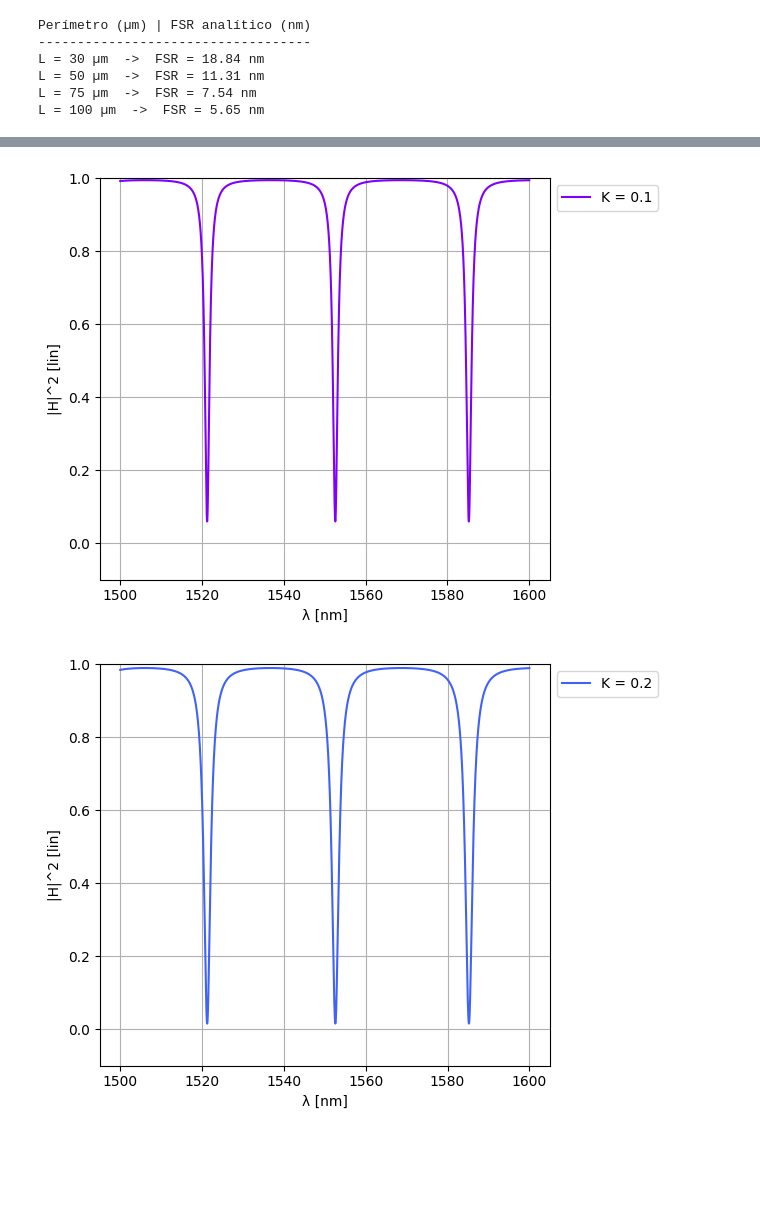
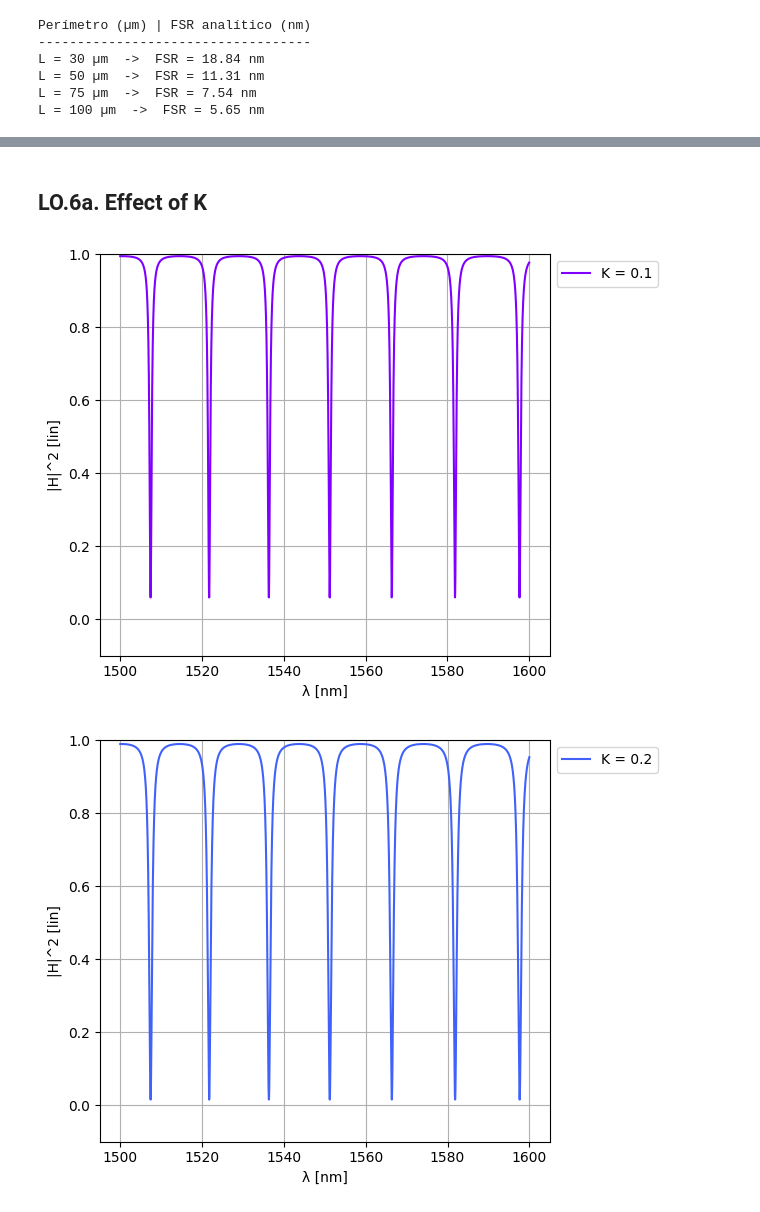
Before and after one commit to claudiaquiles/cifoin-lab3, a Jupyter notebook: CIRCUITS_&_COMPACT_MODELS.ipynb, the cells around one changed output, grey strips where cells are left out. Saved outputs shown, nothing was run; the diff lists cells and outputs as text; code cells hidden in the pictures; blank space fills up the shorter version.

```diff
--- a/CIRCUITS_&_COMPACT_MODELS.ipynb
+++ b/CIRCUITS_&_COMPACT_MODELS.ipynb
@@ -774,16 +700,17 @@ for i, L in enumerate(ring_perimeter):
     # Here we instantiate the ring resonator with the desired ring length
     # Update this line if you desire to simulate different losses or coupling coefficients
     ring_ap_test = ring_ap(wl=wl,
-                    wvg_ring={"length": L, "loss": 0.02},
+                    wvg_ring={"length": L, "loss": 0.02, "ng":4.25},
                     coup={"coupling": coupling}
                     )
     T = ring_ap_test["in0", "out0"]
 
+    T_lin = np.abs(T) ** 2
     T_dB = 20.0*jnp.log10(np.abs(T) ** 2)
 
-    ax[0].plot(wl * 1e3, np.abs(T)**2, linestyle="-", color=color[i], label=f" L = {L:.2f} μm")
+    ax[0].plot(wl * 1e3, np.abs(T)**2, linestyle="-", color=color[i], label=f" L = {L:.1f} μm")
 
-    ax[1].plot(wl * 1e3, T_dB, linestyle="-", color=color[i], label=f"L = {L:.2f} μm")
+    ax[1].plot(wl * 1e3, T_dB, linestyle="-", color=color[i], label=f"L = {L:.1f} μm")
 
 ax[0].set_ylim([-0.2,1.2])
 for i in range(0,2):
@@ -844,7 +773,7 @@ fig, ax = plt.subplots(2,1)
 for i, coupling in enumerate(coupling_values):
     ring_ap_test = ring_ap(
         wl=wl,
-        wvg_ring={"length": ring_p, "loss": 0.02},
+        wvg_ring={"length": ring_p, "loss": 0.02 , "ng":ng_r},
         coup={"coupling": coupling}
     )
     T = ring_ap_test["in0", "out0"]
@@ -879,36 +808,38 @@ Text(0, 0.5, '|H|^2 [dB]')
+# %% [markdown]
+## LO.6a. Effect of K
 # %%
 #L06a
 wl = jnp.linspace(1.50, 1.60, 10000)
 
 ring_perimeter = 37.69
 loss = 0.02
 
 # K de 0.1 a 0.9 en pasos de 0.1
 coupling_values = np.arange(0.1, 1.0, 0.1)
 n_curves = len(coupling_values)
 color = cm.rainbow(np.linspace(0, 1, n_curves))
 #fig, ax = plt.subplots(2,1)
 
 # Una figura por cada valor de K
 for i, coupling in enumerate(coupling_values):
     ring_ap_test = ring_ap(
         wl=wl,
-        wvg_ring={"length": ring_perimeter, "loss": loss},
+        wvg_ring={"length": ring_perimeter, "loss": loss,"ng":ng_r},
         coup={"coupling": coupling}
     )
     T = ring_ap_test["in0", "out0"]
 
     fig, ax = plt.subplots(1, 1)
 
     ax.plot(wl * 1e3, np.abs(T)**2, color=color[i], label=f"K = {coupling:.1f}")
     ax.set_ylim([-0.1,1.0])
     ax.grid(visible=True)
     ax.legend(fontsize=8)
     ax.set_xlabel("λ [nm]")
     ax.legend(loc='upper left', bbox_to_anchor=(1, 1))
     ax.set_ylabel("|H|^2 [lin]")
     plt.tight_layout()
     plt.show()
 # %% [output]
-[figure, old version]
+[figure, new version]
-[figure, old version]
+[figure, new version]
```
Also changed, not shown: parts of 12 cells of this notebook.
